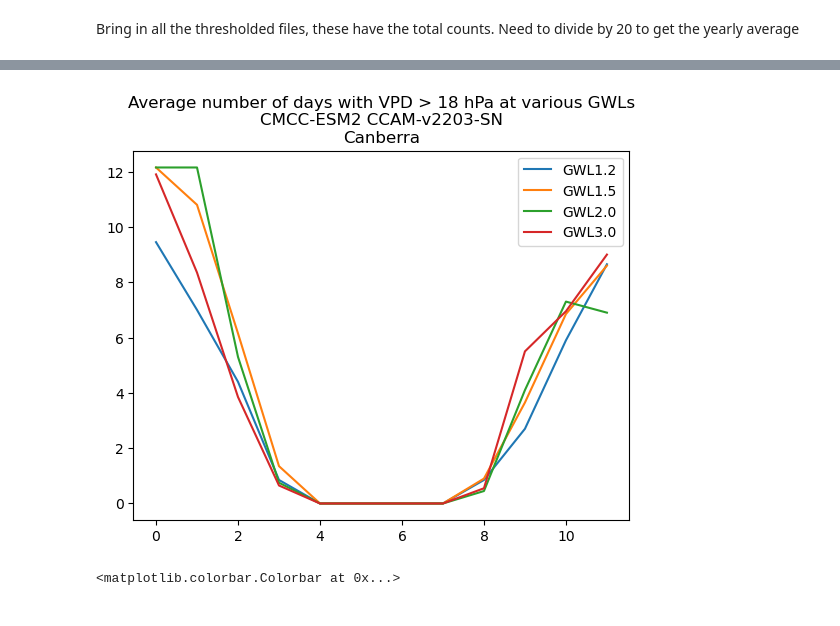
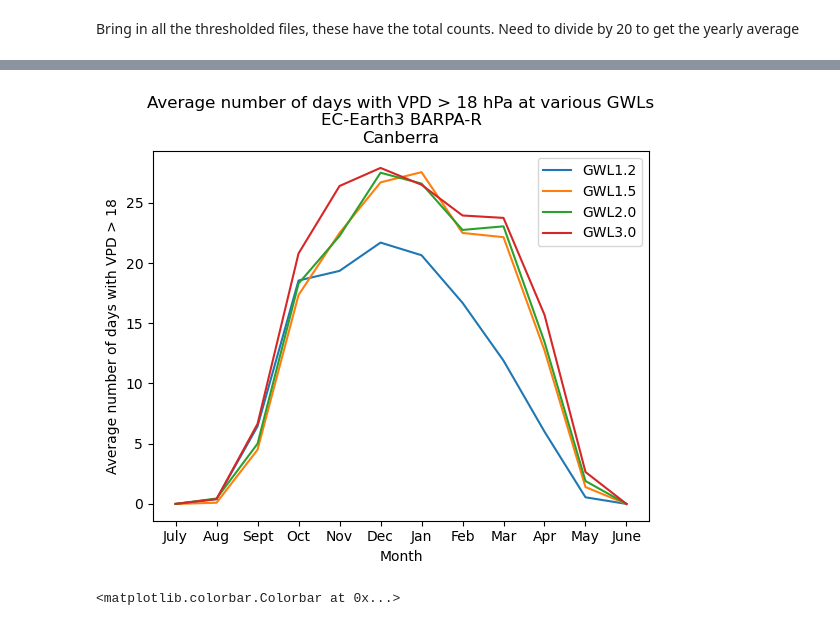
Before and after one commit to nb-bom/VPD, a Jupyter notebook: testing vpd files.ipynb, the cells around one changed output, grey strips where cells are left out. Cells and saved outputs as stored; diff of their text form; code cells hidden in the pictures.

```diff
--- a/testing vpd files.ipynb
+++ b/testing vpd files.ipynb
@@ -27,31 +27,24 @@ import glob
 # %%
 #Set parameters
 CMIP='CMIP6'
-AGENCY = 'CSIRO'
-RCM = 'CCAM-v2203-SN'
-#AGENCY = 'BOM'
-#RCM = 'BARPA-R'
+#AGENCY = 'CSIRO'
+#RCM = 'CCAM-v2203-SN'
+AGENCY = 'BOM'
+RCM = 'BARPA-R'
 
 #GCM = 'ACCESS-ESM1-5' #ensemble = 'r6i1p1f1' #Done
 #GCM = 'ACCESS-CM2' #ensemble = 'r4i1p1f1' #Done
 #GCM = 'CESM2' #ensemble = 'r11i1p1f1' #Done
-#GCM = 'CNRM-ESM2-1' #ensemble = 'r1i1p1f2' #CSIRO Done, no BOM
+#GCM = 'CNRM-ESM2-1' ensemble = 'r1i1p1f2' #CSIRO Done, no BOM
 
 #GCM = 'MPI-ESM1-2-HR' ensemble = 'r1i1p1f1' #BOM done, no CSIRO
 
-#GCM = 'EC-Earth3' #ensemble = 'r1i1p1f1' #Done
+GCM = 'EC-Earth3'
+ensemble = 'r1i1p1f1' #Done
 
-#GCM = 'NorESM2-MM' #ensemble = 'r1i1p1f1'
-
-
-GCM = 'CMCC-ESM2'
-ensemble = 'r1i1p1f1'
-
-#GCM = 'CESM2'
-#ensemble = 'r11i1p1f1'
+#GCM = 'NorESM2-MM' ensemble = 'r1i1p1f1'
+#GCM = 'CMCC-ESM2' ensemble = 'r1i1p1f1'
+#GCM = 'CESM2' ensemble = 'r11i1p1f1'
 
 #pathway = 'ssp126'
 pathway = 'ssp370'
-
-#data_dir = '/g/data/ia39/ncra/bushfire/vpd/'
-#data_dir_mm = '/g/data/ia39/ncra/bushfire/vpd/monthly_mean/'
@@ -118,15 +96,35 @@ gwl20_monthly_vpd_count = thresh18_vpd_data_20.isel(lat = lat_ind, lon = lon_ind
 gwl30_monthly_vpd_count = thresh18_vpd_data_30.isel(lat = lat_ind, lon = lon_ind)
 # %%
 #%%time
-plt.plot(gwl12_monthly_vpd_count, label = "GWL1.2")
-plt.plot(gwl15_monthly_vpd_count, label = "GWL1.5")
-plt.plot(gwl20_monthly_vpd_count, label = "GWL2.0")
-plt.plot(gwl30_monthly_vpd_count, label = "GWL3.0")
-plt.legend()
-plt.title('Average number of days with VPD > 18 hPa at various GWLs\n%s %s\n%s' %(GCM, RCM, loc_name))
-plt.show()
+#Plots using regular year
+#plt.plot(gwl12_monthly_vpd_count, label = "GWL1.2")
+#plt.plot(gwl15_monthly_vpd_count, label = "GWL1.5")
+#plt.plot(gwl20_monthly_vpd_count, label = "GWL2.0")
+#plt.plot(gwl30_monthly_vpd_count, label = "GWL3.0")
+#plt.legend()
+#plt.xlabel('Month')
+#plt.ylabel('Average number of days with VPD > 18')
+#plt.title('Average number of days with VPD > 18 hPa at various GWLs\n%s %s\n%s' %(GCM, RCM, loc_name))
+#plt.show()
-# %% [output]
-[figure, removed]
+# %%
+# Month names for plotting
+months = ["July", "Aug", "Sept", "Oct", "Nov", "Dec", "Jan", "Feb", "Mar", "Apr", "May", "June"]
+gwl12_shifted_monthly_vpd_count = [gwl12_monthly_vpd_count[6], gwl12_monthly_vpd_count[7], gwl12_monthly_vpd_count[8], gwl12_monthly_vpd_count[9], gwl12_monthly_vpd_count[10], gwl12_monthly_vpd_count[11], gwl12_monthly_vpd_count[0], gwl12_monthly_vpd_count[1], gwl12_monthly_vpd_count[2], gwl12_monthly_vpd_count[3], gwl12_monthly_vpd_count[4], gwl12_monthly_vpd_count[5]]
+gwl15_shifted_monthly_vpd_count = [gwl15_monthly_vpd_count[6], gwl15_monthly_vpd_count[7], gwl15_monthly_vpd_count[8], gwl15_monthly_vpd_count[9], gwl15_monthly_vpd_count[10], gwl15_monthly_vpd_count[11], gwl15_monthly_vpd_count[0], gwl15_monthly_vpd_count[1], gwl15_monthly_vpd_count[2], gwl15_monthly_vpd_count[3], gwl15_monthly_vpd_count[4], gwl15_monthly_vpd_count[5]]
+gwl20_shifted_monthly_vpd_count = [gwl20_monthly_vpd_count[6], gwl20_monthly_vpd_count[7], gwl20_monthly_vpd_count[8], gwl20_monthly_vpd_count[9], gwl20_monthly_vpd_count[10], gwl20_monthly_vpd_count[11], gwl20_monthly_vpd_count[0], gwl20_monthly_vpd_count[1], gwl20_monthly_vpd_count[2], gwl20_monthly_vpd_count[3], gwl20_monthly_vpd_count[4], gwl20_monthly_vpd_count[5]]
+gwl30_shifted_monthly_vpd_count = [gwl30_monthly_vpd_count[6], gwl30_monthly_vpd_count[7], gwl30_monthly_vpd_count[8], gwl30_monthly_vpd_count[9], gwl30_monthly_vpd_count[10], gwl30_monthly_vpd_count[11], gwl30_monthly_vpd_count[0], gwl30_monthly_vpd_count[1], gwl30_monthly_vpd_count[2], gwl30_monthly_vpd_count[3], gwl30_monthly_vpd_count[4], gwl30_monthly_vpd_count[5]]
+
+plt.plot(months, gwl12_shifted_monthly_vpd_count, label = "GWL1.2")
+plt.plot(months, gwl15_shifted_monthly_vpd_count, label = "GWL1.5")
+plt.plot(months, gwl20_shifted_monthly_vpd_count, label = "GWL2.0")
+plt.plot(months, gwl30_shifted_monthly_vpd_count, label = "GWL3.0")
+plt.legend()
+plt.xlabel('Month')
+plt.ylabel('Average number of days with VPD > 18')
+plt.title('Average number of days with VPD > 18 hPa at various GWLs\n%s %s\n%s' %(GCM, RCM, loc_name))
+plt.show()
+# %% [output]
+[figure, added]
 # %%
 #mean_vpd_data = xr.open_dataset("/g/data/ia39/ncra/bushfire/vpd/monthly_mean/gwl3.0_monthly_mean_vpd_EC-Earth3_BARPA-R_ssp370_r1i1p1f1.nc")['monthly_mean_vpd']
 days_over_18 = xr.open_dataset("/g/data/ia39/ncra/bushfire/vpd/threshold18/ssp370_EC-Earth3_BARPA-R_gwl3.0_vpd_days_gt_18.nc")['vpd']/20
```
Also changed, not shown: parts of 3 cells of this notebook, 3 other files.
